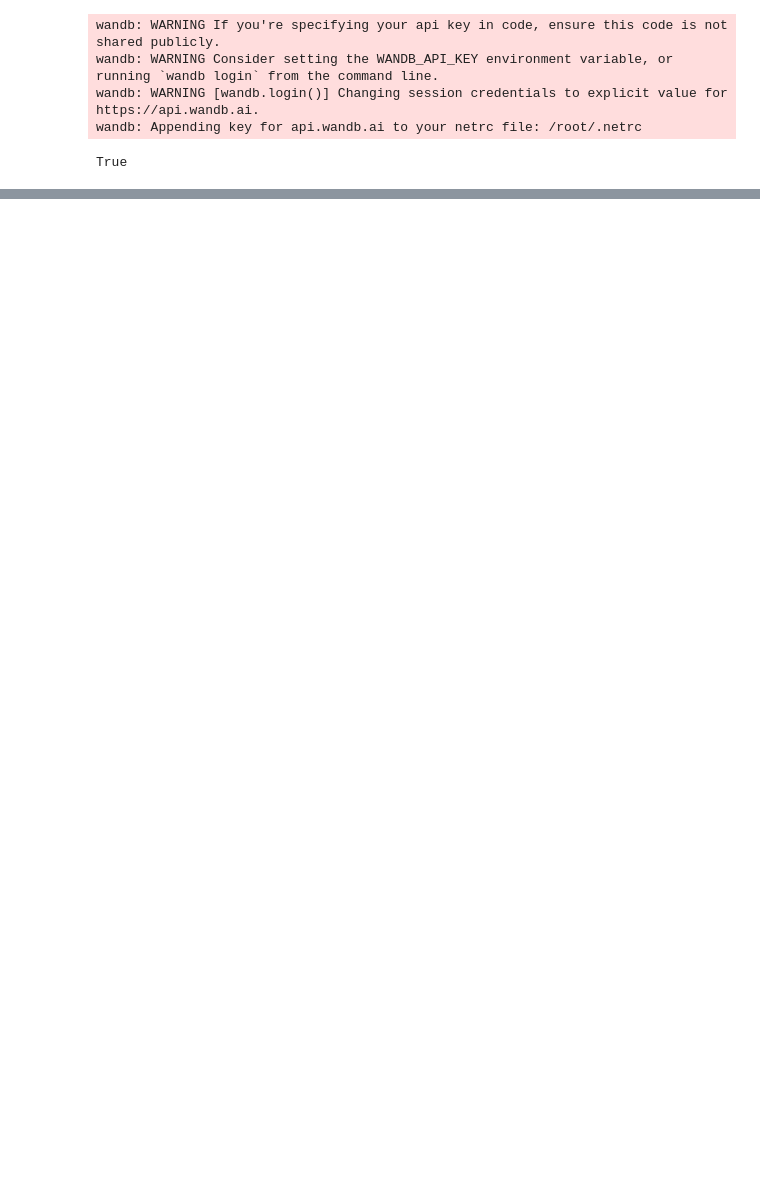
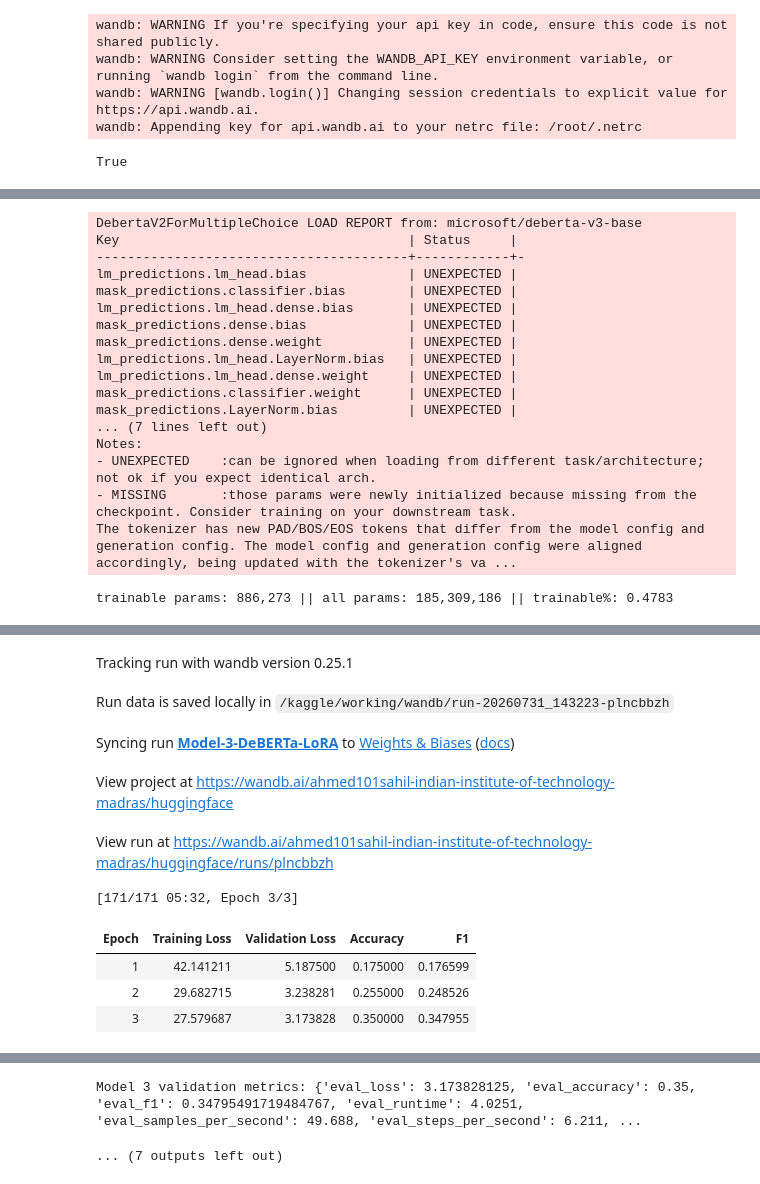
Before and after one commit to 22f2000691/dlgenai-t22026, a Jupyter notebook: DL-22f2000691-notebook-t22026.ipynb, the cells around one changed output, grey strips where cells are left out. Drawn from its saved outputs; the diff is of its cells as text; code cells hidden in the pictures; blank space fills up the shorter version.

```diff
--- a/DL-22f2000691-notebook-t22026.ipynb
+++ b/DL-22f2000691-notebook-t22026.ipynb
@@ -908,0 +864,68 @@ Run history:
+# %%
+model_3_base = AutoModelForMultipleChoice.from_pretrained(MODEL_NAME)
+
+lora_config = LoraConfig(
+    r=8,
+    lora_alpha=16,
+    target_modules=["query_proj", "value_proj"],
+    lora_dropout=0.05,
+    bias="none",
+    task_type=TaskType.SEQ_CLS,
+    modules_to_save=["classifier", "pooler"],
+)
+
+model_3 = get_peft_model(model_3_base, lora_config)
+model_3.print_trainable_parameters()
+
+training_args_m3 = TrainingArguments(
+    output_dir="./deberta_lora_results",
+    eval_strategy="epoch",
+    save_strategy="epoch",
+    learning_rate=5e-5,
+    warmup_steps=50,
+    per_device_train_batch_size=2,
+    per_device_eval_batch_size=4,
+    gradient_accumulation_steps=8,
+    num_train_epochs=3,
+    logging_steps=10,
+    max_grad_norm=0.5,
+    fp16=False,
+    report_to="wandb",
+    run_name="Model-3-DeBERTa-LoRA",
+    load_best_model_at_end=True,
+    metric_for_best_model="f1",
+)
+
+trainer_m3 = Trainer(
+    model=model_3,
+    args=training_args_m3,
+    train_dataset=encoded_train_ds,
+    eval_dataset=encoded_val_ds,
+    processing_class=tokenizer,
+    data_collator=data_collator,
+    compute_metrics=compute_metrics_mc,
+)
+
+trainer_m3.train()
+model3_metrics = trainer_m3.evaluate()
+print("Model 3 validation metrics:", model3_metrics)
+wandb.finish()
+# %% [output]
+DebertaV2ForMultipleChoice LOAD REPORT from: microsoft/deberta-v3-base
+Key                                     | Status     |
+----------------------------------------+------------+-
+lm_predictions.lm_head.bias             | UNEXPECTED |
+mask_predictions.classifier.bias        | UNEXPECTED |
+lm_predictions.lm_head.dense.bias       | UNEXPECTED |
+mask_predictions.dense.bias             | UNEXPECTED |
+mask_predictions.dense.weight           | UNEXPECTED |
+lm_predictions.lm_head.LayerNorm.bias   | UNEXPECTED |
+lm_predictions.lm_head.dense.weight     | UNEXPECTED |
+mask_predictions.classifier.weight      | UNEXPECTED |
+mask_predictions.LayerNorm.bias         | UNEXPECTED |
+... (7 lines left out)
+Notes:
+- UNEXPECTED    :can be ignored when loading from different task/architecture; not ok if you expect identical arch.
+- MISSING       :those params were newly initialized because missing from the checkpoint. Consider training on your downstream task.
+The tokenizer has new PAD/BOS/EOS tokens that differ from the model config and generation config. The model config and generation config were aligned accordingly, being updated with the tokenizer's va ...
+trainable params: 886,273 || all params: 185,309,186 || trainable%: 0.4783
@@ -908,0 +933,10 @@ Run history:
+Tracking run with wandb version 0.25.1
+Run data is saved locally in /kaggle/working/wandb/run-20260731_143223-plncbbzh
+Syncing run Model-3-DeBERTa-LoRA to Weights & Biases (docs)
+View project at https://wandb.ai/ahmed101sahil-indian-institute-of-technology-madras/huggingface
+View run at https://wandb.ai/ahmed101sahil-indian-institute-of-technology-madras/huggingface/runs/plncbbzh
+[171/171 05:32, Epoch 3/3]
+| Epoch | Training Loss | Validation Loss | Accuracy | F1 |
+| 1 | 42.141211 | 5.187500 | 0.175000 | 0.176599 |
+| 2 | 29.682715 | 3.238281 | 0.255000 | 0.248526 |
+| 3 | 27.579687 | 3.173828 | 0.350000 | 0.347955 |
@@ -908,0 +944,2 @@ Run history:
+Model 3 validation metrics: {'eval_loss': 3.173828125, 'eval_accuracy': 0.35, 'eval_f1': 0.34795491719484767, 'eval_runtime': 4.0251, 'eval_samples_per_second': 49.688, 'eval_steps_per_second': 6.211, ...
+... (7 outputs left out)
```
Also changed, not shown: parts of 61 cells of this notebook.
